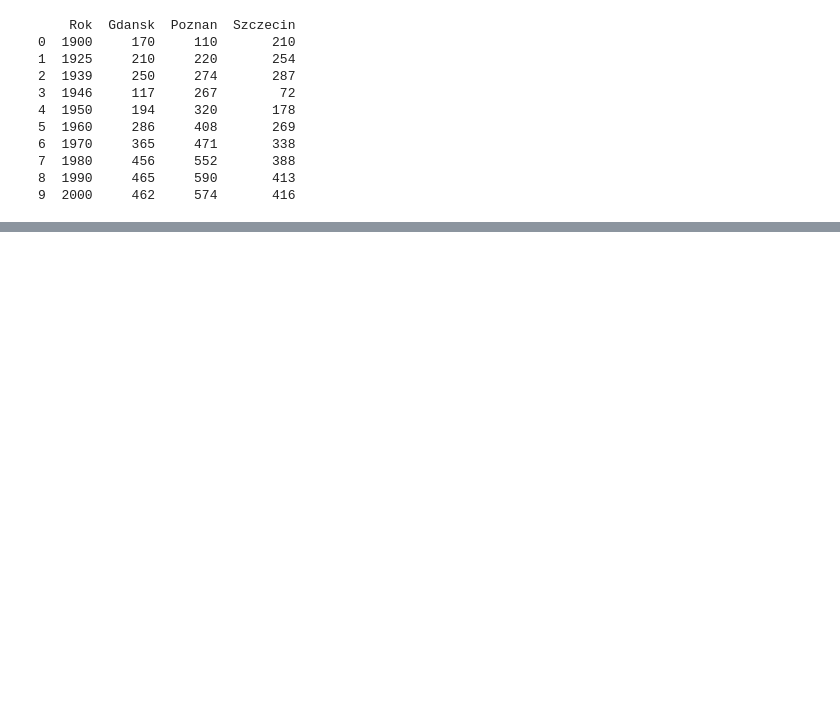
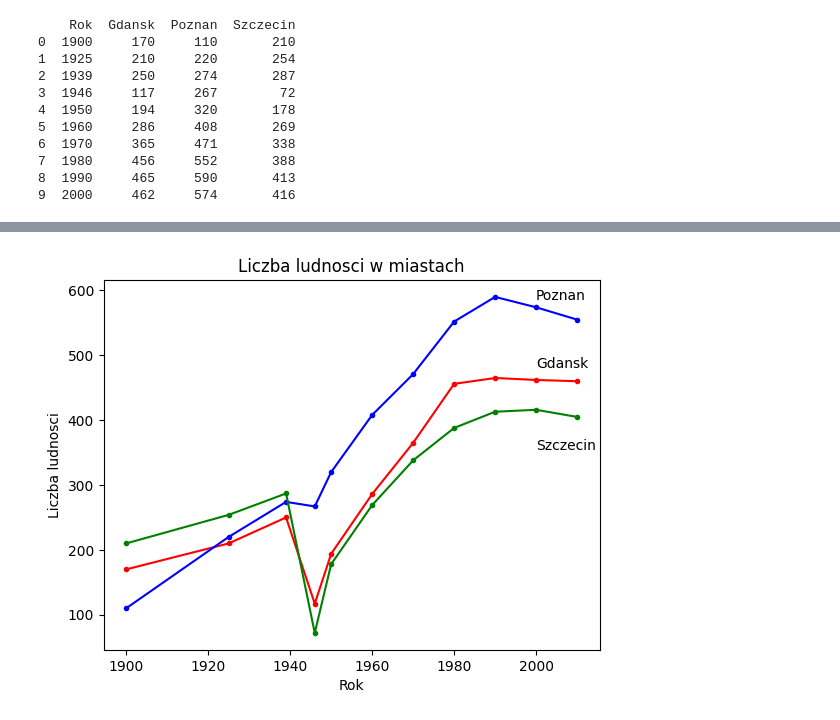
Before and after one commit to stoooodnia/IO, a Jupyter notebook: lab1/lab01zad02.ipynb, the cells around one changed output, grey strips where cells are left out. Cells and saved outputs as stored; diff of their text form; code cells hidden in the pictures; blank space fills up the shorter version.

```diff
--- a/lab1/lab01zad02.ipynb
+++ b/lab1/lab01zad02.ipynb
@@ -49,0 +50,20 @@ plt.show()
+# %%
+xp = miasta['Rok'].values
+yp = miasta['Poznan'].values
+
+xs = miasta['Rok'].values
+ys = miasta['Szczecin'].values
+
+plt.plot(x,y,'r',marker='.')
+plt.annotate('Gdansk', xy=(2000, 460), xytext=(2000, 480))
+plt.plot(xp,yp,'b',marker='.')
+plt.annotate('Poznan', xy=(2000, 555), xytext=(2000, 585))
+plt.plot(xs,ys,'g',marker='.')
+plt.annotate('Szczecin', xy=(2000, 405), xytext=(2000, 355))
+
+plt.xlabel('Rok')
+plt.ylabel('Liczba ludnosci')
+plt.title('Liczba ludnosci w miastach')
+plt.show()
+# %% [output]
+[figure, added]
```
Also changed, not shown: parts of 6 cells of this notebook, 1 other file.
